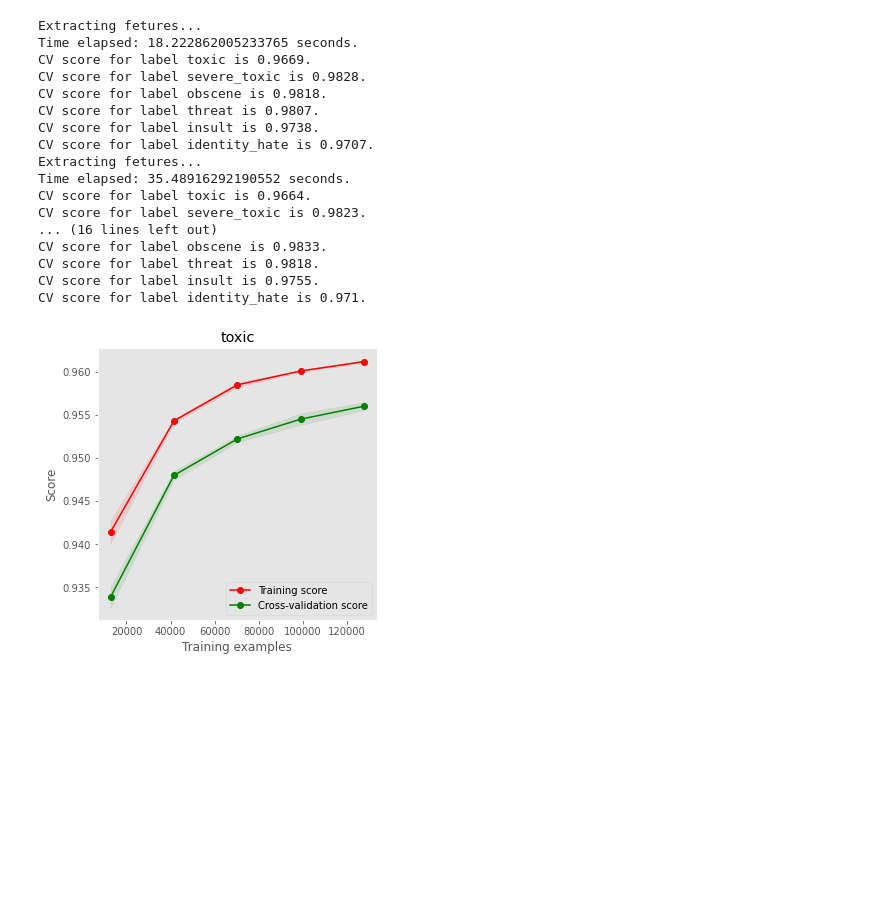
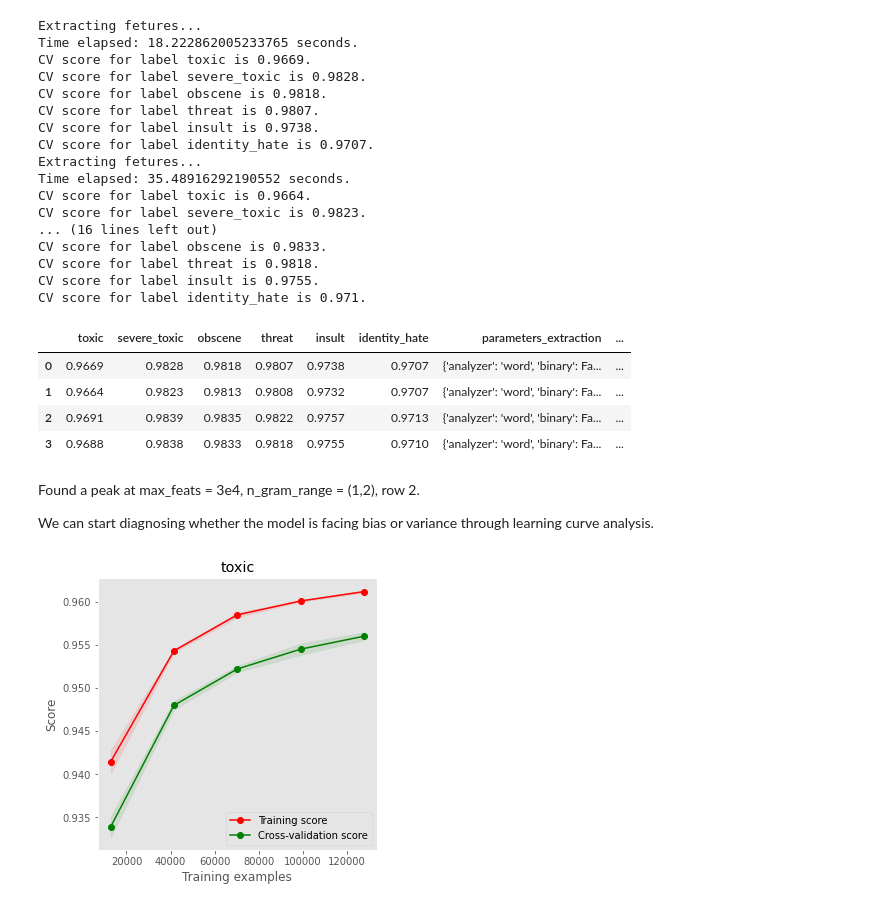
Before and after one commit to prbronze/Kaggle, a Jupyter notebook: toxic_comment_challenge/Notebooks/Modeling.ipynb, the cells around one changed output. Saved outputs shown, nothing was run; the diff lists cells and outputs as text; code cells hidden in the pictures; blank space fills up the shorter version.

```diff
--- a/toxic_comment_challenge/Notebooks/Modeling.ipynb
+++ b/toxic_comment_challenge/Notebooks/Modeling.ipynb
@@ -230,3 +226,15 @@ We can dive into the model learning process to investigate on bias-variance (?)
+# %%
+display(score_df)
+# %% [output]
+|  | toxic | severe_toxic | obscene | threat | insult | identity_hate | parameters_extraction | ... |
+| 0 | 0.9669 | 0.9828 | 0.9818 | 0.9807 | 0.9738 | 0.9707 | {'analyzer': 'word', 'binary': Fa... | ... |
+| 1 | 0.9664 | 0.9823 | 0.9813 | 0.9808 | 0.9732 | 0.9707 | {'analyzer': 'word', 'binary': Fa... | ... |
+| 2 | 0.9691 | 0.9839 | 0.9835 | 0.9822 | 0.9757 | 0.9713 | {'analyzer': 'word', 'binary': Fa... | ... |
+| 3 | 0.9688 | 0.9838 | 0.9833 | 0.9818 | 0.9755 | 0.9710 | {'analyzer': 'word', 'binary': Fa... | ... |
+# %% [markdown]
+Found a peak at max_feats = 3e4, n_gram_range = (1,2), row 2.
+
+We can start diagnosing whether the model is facing bias or variance through learning curve analysis.
 # %%
 from sklearn.model_selection import learning_curve
 import matplotlib.pyplot as plt
```
Also changed, not shown: parts of 6 cells of this notebook.
